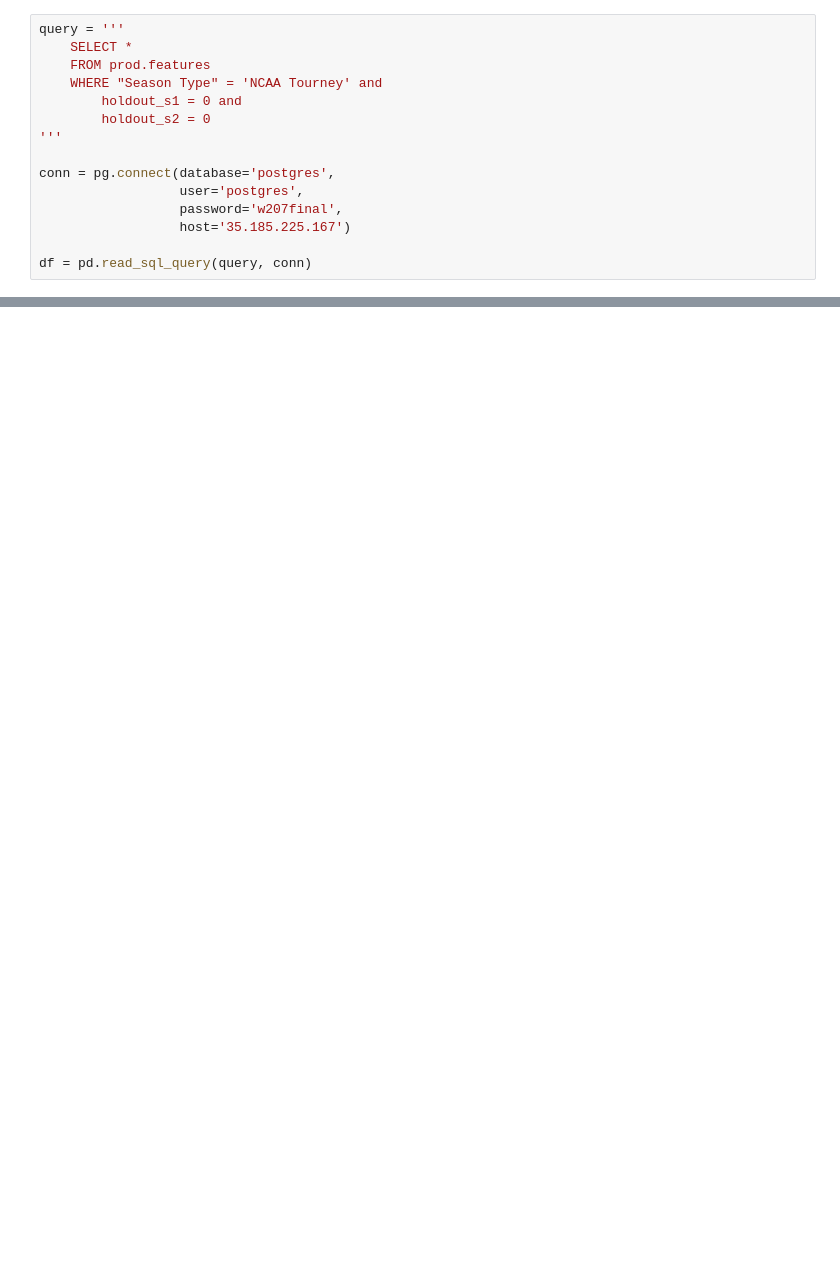
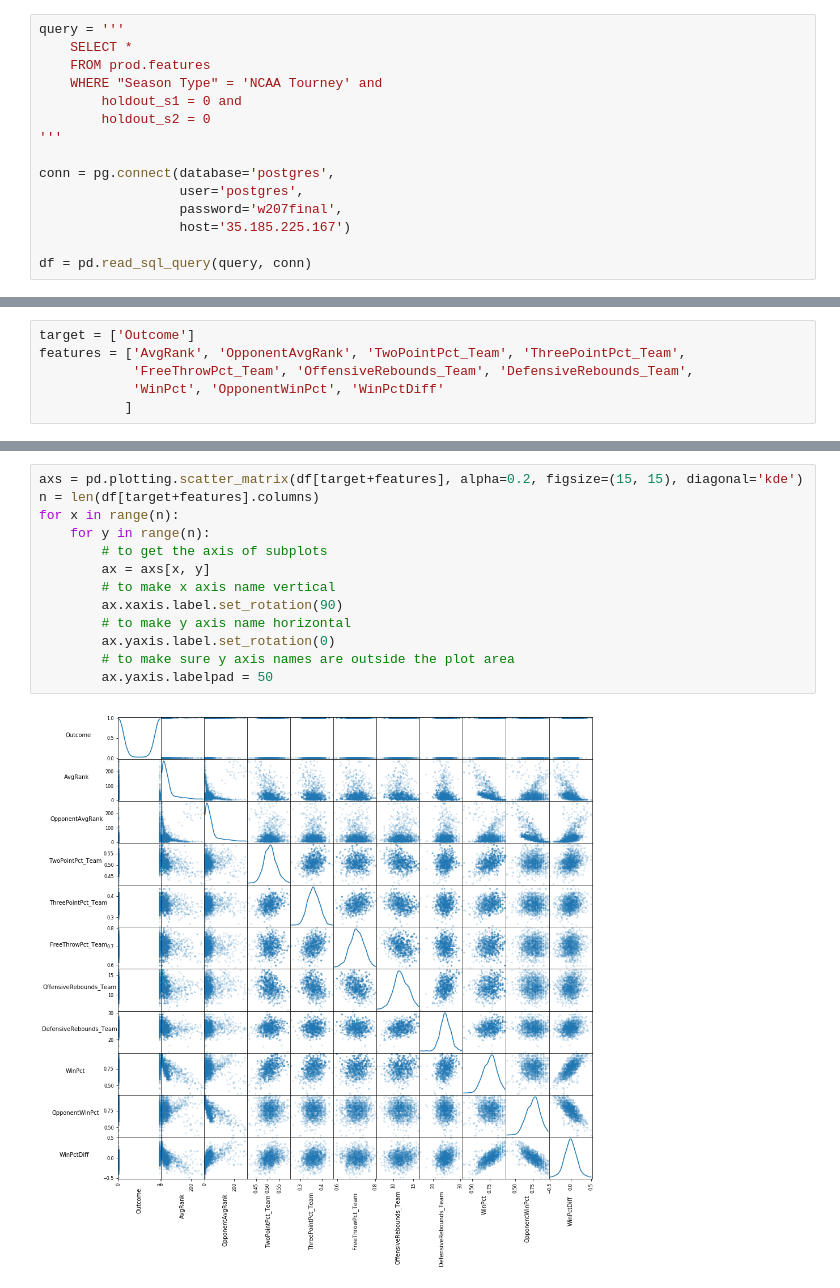
Before and after one commit to elyliu/mids-w207-final_proj-ncaa, a Jupyter notebook: Steve/01-eda-features.ipynb, the cells around one changed output, grey strips where cells are left out. Drawn from its saved outputs; the diff is of its cells as text; blank space fills up the shorter version.

```diff
--- a/Steve/01-eda-features.ipynb
+++ b/Steve/01-eda-features.ipynb
@@ -62,0 +68,6 @@ dtype: int64
+# %%
+target = ['Outcome']
+features = ['AvgRank', 'OpponentAvgRank', 'TwoPointPct_Team', 'ThreePointPct_Team',
+            'FreeThrowPct_Team', 'OffensiveRebounds_Team', 'DefensiveRebounds_Team',
+            'WinPct', 'OpponentWinPct', 'WinPctDiff'
+           ]
@@ -62,0 +90,15 @@ dtype: int64
+# %%
+axs = pd.plotting.scatter_matrix(df[target+features], alpha=0.2, figsize=(15, 15), diagonal='kde')
+n = len(df[target+features].columns)
+for x in range(n):
+    for y in range(n):
+        # to get the axis of subplots
+        ax = axs[x, y]
+        # to make x axis name vertical
+        ax.xaxis.label.set_rotation(90)
+        # to make y axis name horizontal
+        ax.yaxis.label.set_rotation(0)
+        # to make sure y axis names are outside the plot area
+        ax.yaxis.labelpad = 50
+# %% [output]
+[figure, added]
```
Also changed, not shown: parts of 7 cells of this notebook, 1 other file.
